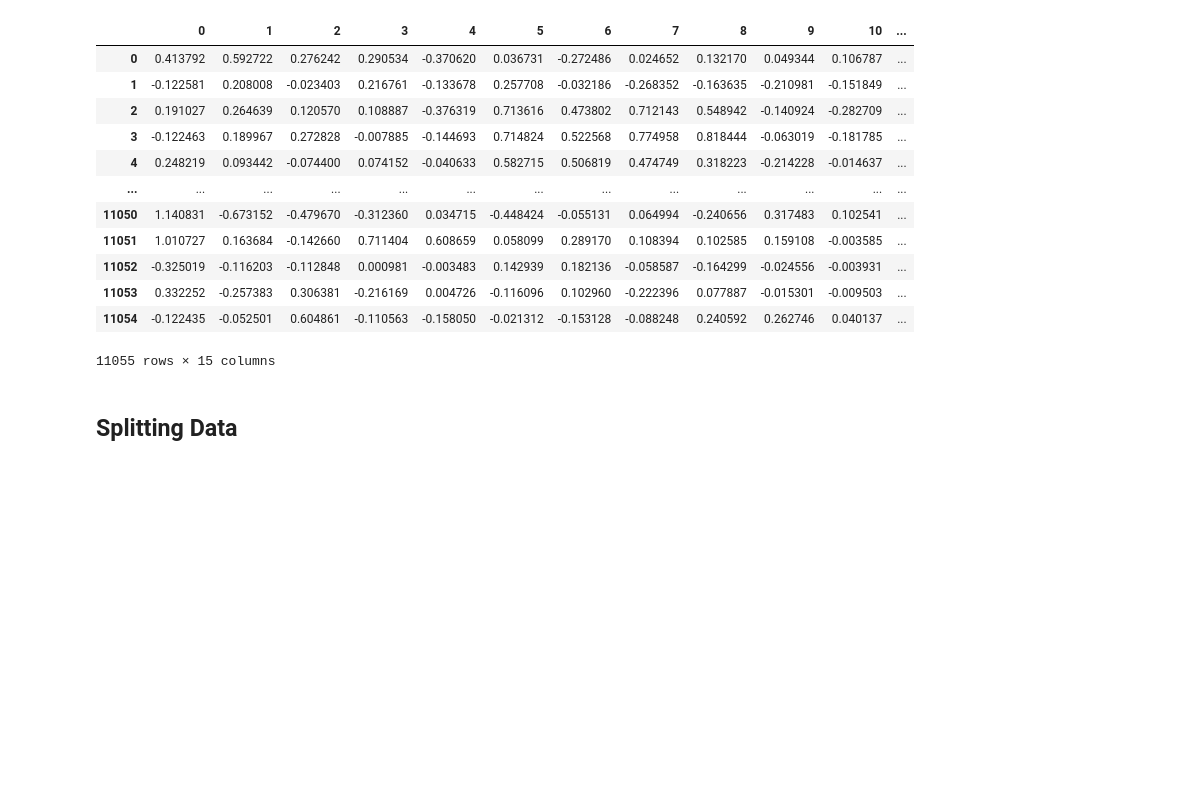
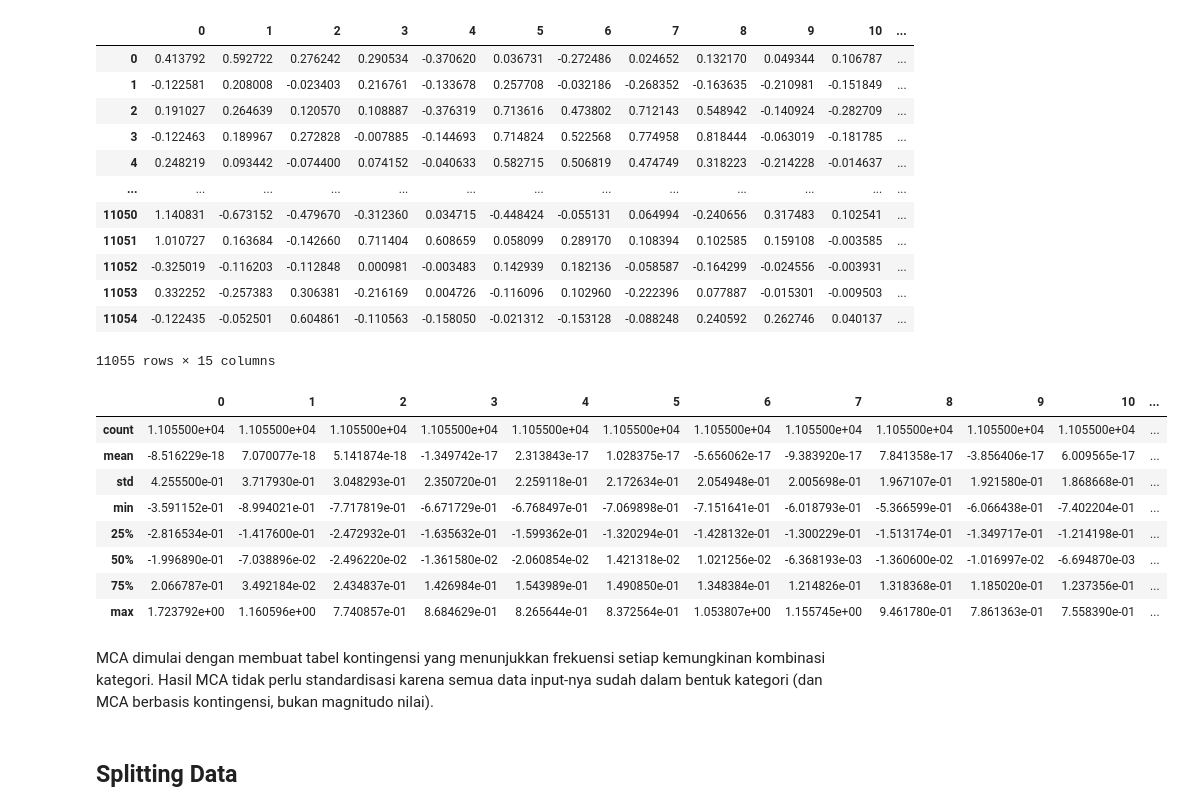
Before and after one commit to Alfthrpy/Predictive_analysis, a Jupyter notebook: notebook.ipynb, the cells around one changed output. Cells and saved outputs as stored; diff of their text form; code cells hidden in the pictures; blank space fills up the shorter version.

```diff
--- a/notebook.ipynb
+++ b/notebook.ipynb
@@ -466,6 +343,20 @@ X_reduced
 | 11053 | 0.332252 | -0.257383 | 0.306381 | -0.216169 | 0.004726 | -0.116096 | 0.102960 | -0.222396 | 0.077887 | -0.015301 | -0.009503 | ... |
 | 11054 | -0.122435 | -0.052501 | 0.604861 | -0.110563 | -0.158050 | -0.021312 | -0.153128 | -0.088248 | 0.240592 | 0.262746 | 0.040137 | ... |
 11055 rows × 15 columns
+# %%
+X_reduced.describe()
+# %% [output]
+|  | 0 | 1 | 2 | 3 | 4 | 5 | 6 | 7 | 8 | 9 | 10 | ... |
+| count | 1.105500e+04 | 1.105500e+04 | 1.105500e+04 | 1.105500e+04 | 1.105500e+04 | 1.105500e+04 | 1.105500e+04 | 1.105500e+04 | 1.105500e+04 | 1.105500e+04 | 1.105500e+04 | ... |
+| mean | -8.516229e-18 | 7.070077e-18 | 5.141874e-18 | -1.349742e-17 | 2.313843e-17 | 1.028375e-17 | -5.656062e-17 | -9.383920e-17 | 7.841358e-17 | -3.856406e-17 | 6.009565e-17 | ... |
+| std | 4.255500e-01 | 3.717930e-01 | 3.048293e-01 | 2.350720e-01 | 2.259118e-01 | 2.172634e-01 | 2.054948e-01 | 2.005698e-01 | 1.967107e-01 | 1.921580e-01 | 1.868668e-01 | ... |
+| min | -3.591152e-01 | -8.994021e-01 | -7.717819e-01 | -6.671729e-01 | -6.768497e-01 | -7.069898e-01 | -7.151641e-01 | -6.018793e-01 | -5.366599e-01 | -6.066438e-01 | -7.402204e-01 | ... |
+| 25% | -2.816534e-01 | -1.417600e-01 | -2.472932e-01 | -1.635632e-01 | -1.599362e-01 | -1.320294e-01 | -1.428132e-01 | -1.300229e-01 | -1.513174e-01 | -1.349717e-01 | -1.214198e-01 | ... |
+| 50% | -1.996890e-01 | -7.038896e-02 | -2.496220e-02 | -1.361580e-02 | -2.060854e-02 | 1.421318e-02 | 1.021256e-02 | -6.368193e-03 | -1.360600e-02 | -1.016997e-02 | -6.694870e-03 | ... |
+| 75% | 2.066787e-01 | 3.492184e-02 | 2.434837e-01 | 1.426984e-01 | 1.543989e-01 | 1.490850e-01 | 1.348384e-01 | 1.214826e-01 | 1.318368e-01 | 1.185020e-01 | 1.237356e-01 | ... |
+| max | 1.723792e+00 | 1.160596e+00 | 7.740857e-01 | 8.684629e-01 | 8.265644e-01 | 8.372564e-01 | 1.053807e+00 | 1.155745e+00 | 9.461780e-01 | 7.861363e-01 | 7.558390e-01 | ... |
+# %% [markdown]
+MCA dimulai dengan membuat tabel kontingensi yang menunjukkan frekuensi setiap kemungkinan kombinasi kategori. Hasil MCA tidak perlu standardisasi karena semua data input-nya sudah dalam bentuk kategori (dan MCA berbasis kontingensi, bukan magnitudo nilai).
 # %% [markdown]
 ## Splitting Data
 # %%
```
Also changed, not shown: parts of 41 cells of this notebook, 34 other files.
